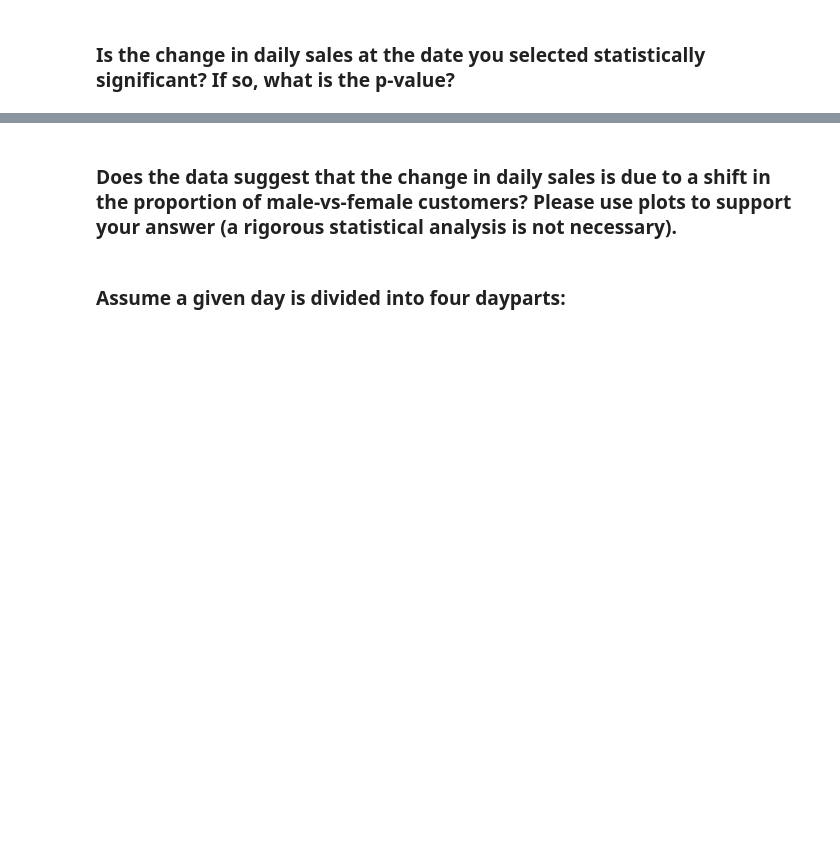
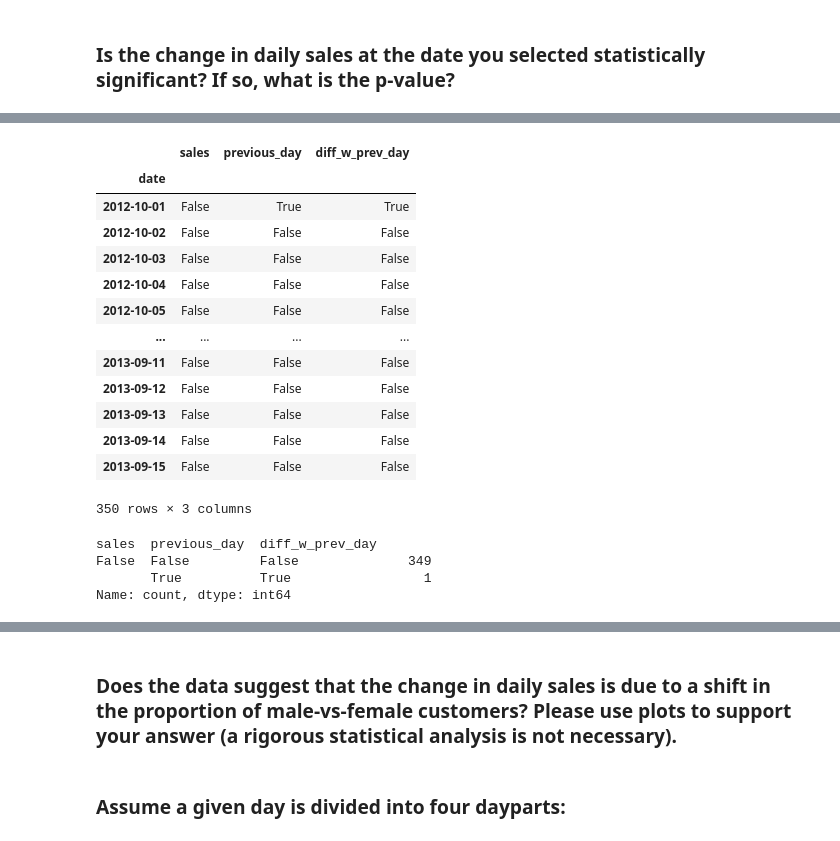
Before and after one commit to Friend09/strata_sales-data-analysis, a Jupyter notebook: practise_notebook.ipynb, the cells around one changed output, grey strips where cells are left out. Cells and saved outputs as stored; diff of their text form; code cells hidden in the pictures; blank space fills up the shorter version.

```diff
--- a/practise_notebook.ipynb
+++ b/practise_notebook.ipynb
@@ -152,0 +272,26 @@ df["date"] = df["sale_time"].dt.date
+# %%
+# lets see if there are nan values
+df_daily_sales.isna()
+# %% [output]
+|  | sales | previous_day | diff_w_prev_day |
+| date |  |  |  |
+| 2012-10-01 | False | True | True |
+| 2012-10-02 | False | False | False |
+| 2012-10-03 | False | False | False |
+| 2012-10-04 | False | False | False |
+| 2012-10-05 | False | False | False |
+| ... | ... | ... | ... |
+| 2013-09-11 | False | False | False |
+| 2013-09-12 | False | False | False |
+| 2013-09-13 | False | False | False |
+| 2013-09-14 | False | False | False |
+| 2013-09-15 | False | False | False |
+350 rows × 3 columns
+# %%
+# lets see how many are there
+df_daily_sales.isna().value_counts()
+# %% [output]
+sales  previous_day  diff_w_prev_day
+False  False         False              349
+       True          True                 1
+Name: count, dtype: int64
```
Also changed, not shown: parts of 11 cells of this notebook.
